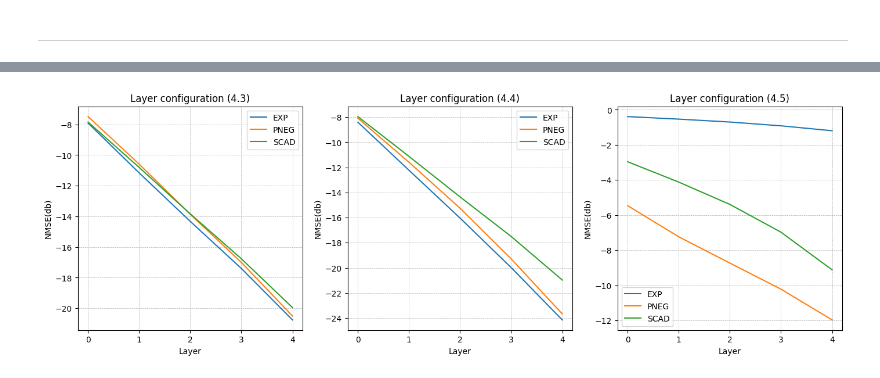
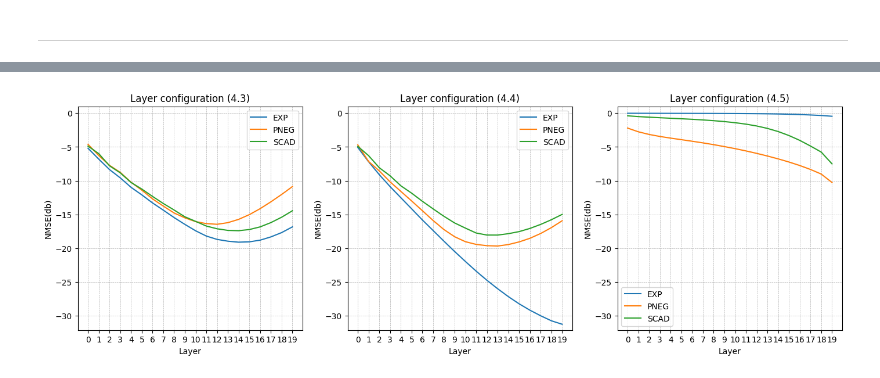
Before and after one commit to LeoDiNino97/NonconvexSparseLearningUnrolledSCA, a Jupyter notebook: experiments/ablation_L2O_DCISTA/Ablation_study.ipynb, the cells around one changed output, grey strips where cells are left out. Drawn from its saved outputs; the diff is of its cells as text; code cells hidden in the pictures.

```diff
--- a/experiments/ablation_L2O_DCISTA/Ablation_study.ipynb
+++ b/experiments/ablation_L2O_DCISTA/Ablation_study.ipynb
@@ -596,11 +711,23 @@ with open('inference_errs_experiment_3.pkl', 'rb') as file:
 # %%
 fig, axes = plt.subplots(1, 3, figsize=(17, 5))
+all_data = []
+for c in confs:
+    for m in modes:
+        # Flatten the data and ignore NaNs
+        valid_data = test_loss_experiment_3[c][m][~np.isnan(test_loss_experiment_3[c][m]).any(axis=1)].flatten()
+        all_data.append(valid_data)
+
+# Get the overall y-limits
+global_min = np.min([np.min(data) for data in all_data]) - 0.5
+global_max = + 0.5
+for ax in axes:
+    ax.set_ylim([global_min, global_max])
 
 for c in confs:
 
     for m in modes:
         axes[c-1].set_title(f"Layer configuration (4.{c+2})")
-        axes[c-1].plot(np.mean(test_loss_experiment_1[c][m][~np.isnan(test_loss_experiment_1[c][m]).any(axis=1)], axis = 0), label = f'{m}')
+        axes[c-1].plot(np.mean(test_loss_experiment_3[c][m][~np.isnan(test_loss_experiment_2[c][m]).any(axis=1)], axis = 0), label = f'{m}')
         axes[c-1].legend()
         axes[c-1].grid(True, which="both", ls="--", linewidth=0.5)
 
@@ -611,18 +738,29 @@ for c in confs:
 # %%
 fig, axes = plt.subplots(1, 3, figsize=(17, 5))
+for c in confs:
+    for m in modes:
+        # Flatten the data and ignore NaNs
+        valid_data = inference_errs_experiment_3[c][m][~np.isnan(inference_errs_experiment_3[c][m]).any(axis=1)].flatten()
+        all_data.append(valid_data.numpy())
+
+# Get the overall y-limits
+global_min = np.min([np.min(data) for data in all_data]) - 0.5
+global_max = 1
+for ax in axes:
+    ax.set_ylim([global_min, global_max])
 
 for c in confs:
 
     for m in modes:
 
         axes[c-1].set_title(f"Layer configuration (4.{c+2})")
-        axes[c-1].plot(torch.mean(inference_errs_experiment_1[c][m][~np.isnan(inference_errs_experiment_1[c][m]).any(axis=1)], axis = 0), label = f'{m}')
+        axes[c-1].plot(torch.mean(inference_errs_experiment_3[c][m][~np.isnan(inference_errs_experiment_2[c][m]).any(axis=1)], axis = 0), label = f'{m}')
 
         axes[c-1].legend()
         axes[c-1].grid(True, which="both", ls="--", linewidth=0.5)
 
-        axes[c-1].set_xticks(range(experiment_1['LAYERS']))
+        axes[c-1].set_xticks(range(experiment_3['LAYERS']))
         axes[c-1].set_ylabel('NMSE(db)')
         axes[c-1].set_xlabel('Layer')
 # %% [output]
-[figure, old version]
+[figure, new version]
```
Also changed, not shown: parts of 23 cells of this notebook, 2 other files.
